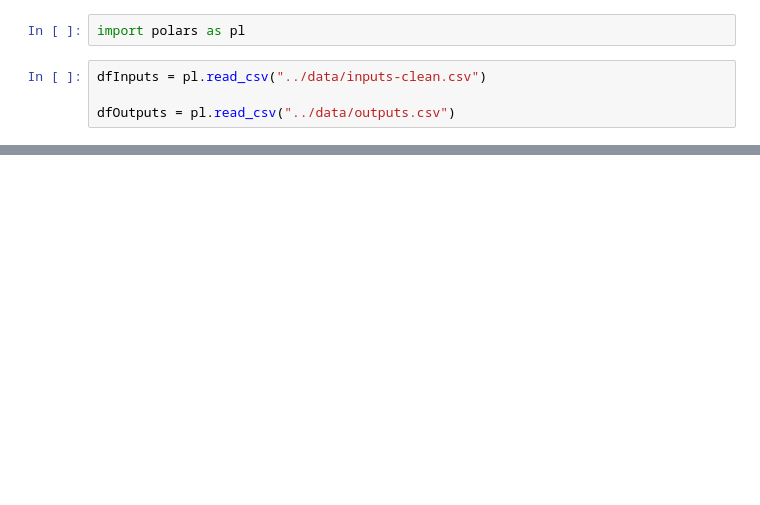
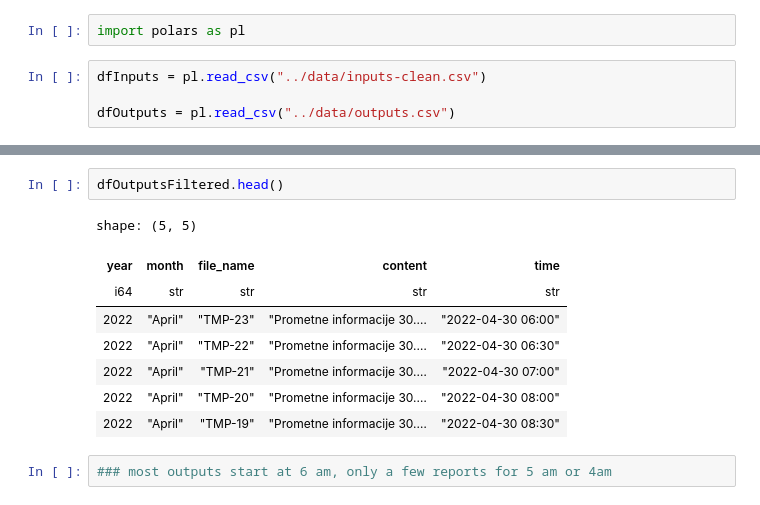
Before and after one commit to MAG-MM/ul-fri-nlp-course-project-2024-2025-nlpmaxxing-rtvslo, a Jupyter notebook: src/data-inspect.ipynb, the cells around one changed output, grey strips where cells are left out. Saved outputs shown, nothing was run; the diff lists cells and outputs as text; blank space fills up the shorter version.

```diff
--- a/src/data-inspect.ipynb
+++ b/src/data-inspect.ipynb
@@ -60,0 +120,13 @@ shape: (5, 4)
+# %%
+dfOutputsFiltered.head()
+# %% [output]
+shape: (5, 5)
+| year | month | file_name | content | time |
+| i64 | str | str | str | str |
+| 2022 | "April" | "TMP-23" | "Prometne informacije 30.… | "2022-04-30 06:00" |
+| 2022 | "April" | "TMP-22" | "Prometne informacije 30.… | "2022-04-30 06:30" |
+| 2022 | "April" | "TMP-21" | "Prometne informacije 30.… | "2022-04-30 07:00" |
+| 2022 | "April" | "TMP-20" | "Prometne informacije 30.… | "2022-04-30 08:00" |
+| 2022 | "April" | "TMP-19" | "Prometne informacije 30.… | "2022-04-30 08:30" |
+# %%
+### most outputs start at 6 am, only a few reports for 5 am or 4am
```
Also changed, not shown: parts of 9 cells of this notebook, 1 other file.
